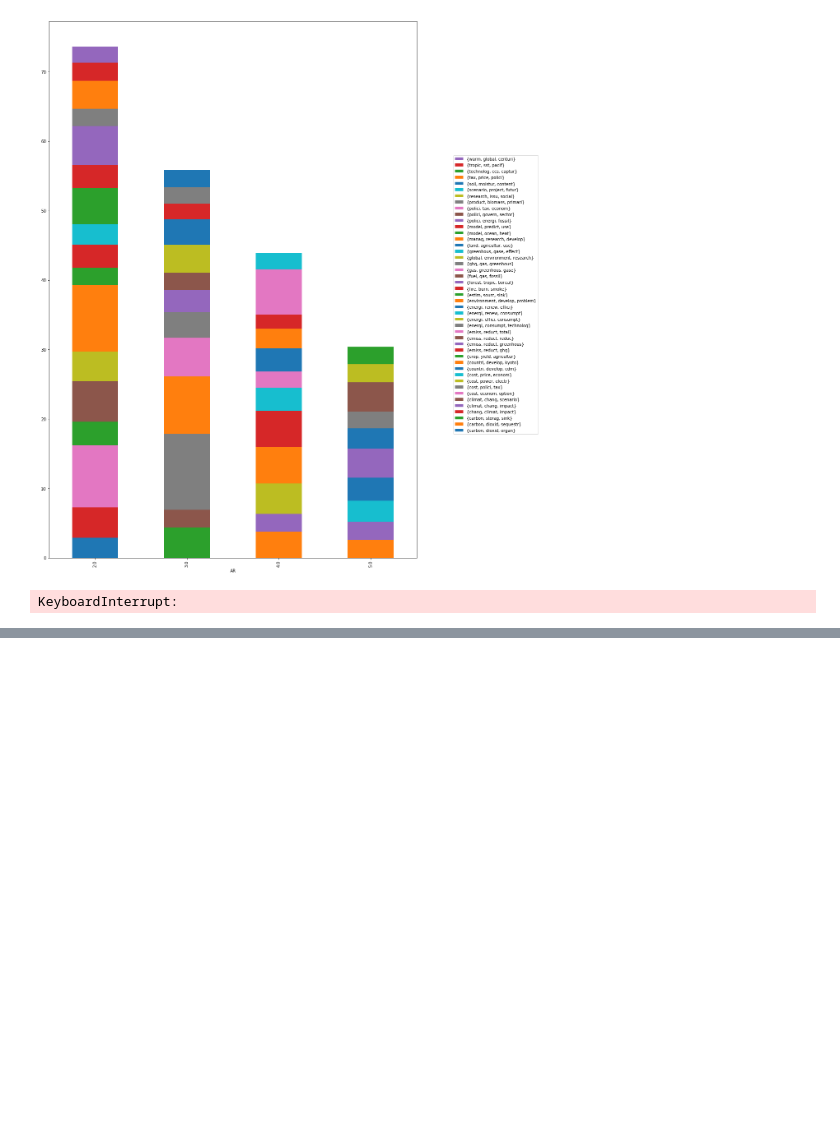
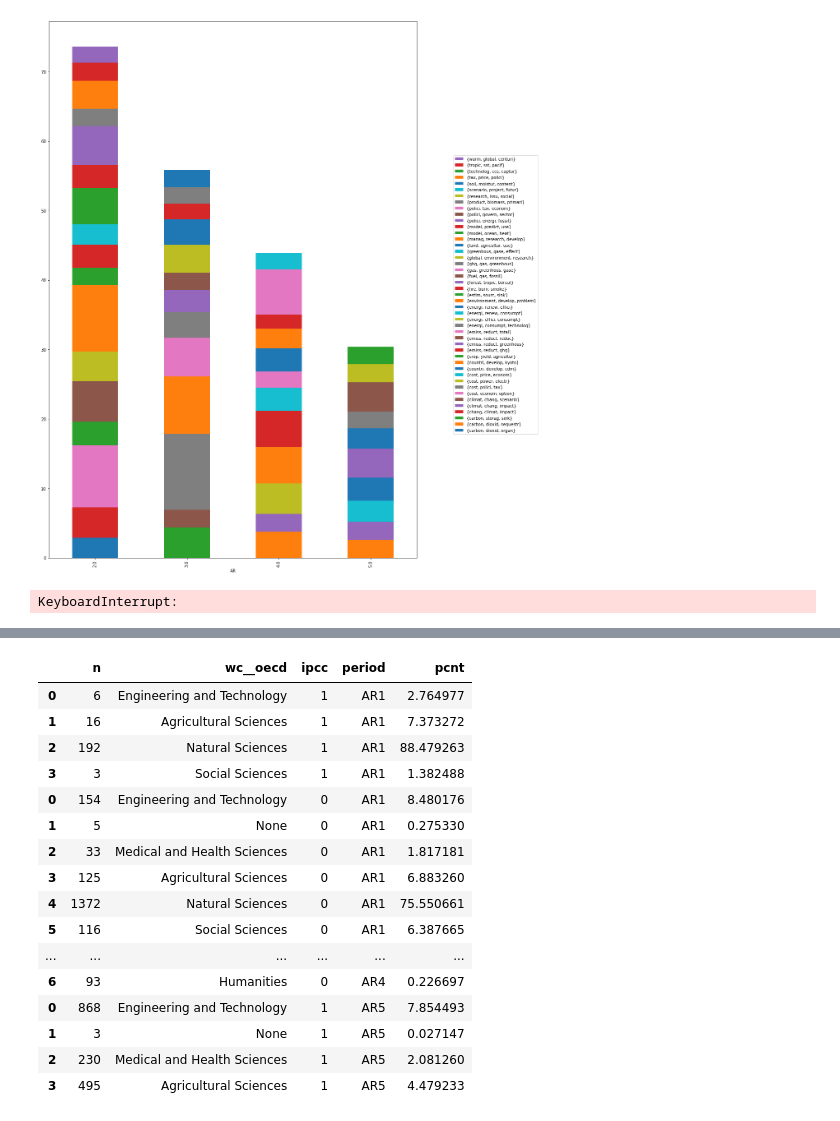
Before and after one commit to mcallaghan/cc-topography, a Jupyter notebook: code/IPCC_topics.ipynb, the cells around one changed output, grey strips where cells are left out. Cells and saved outputs as stored; diff of their text form; code cells hidden in the pictures; blank space fills up the shorter version.

```diff
--- a/code/IPCC_topics.ipynb
+++ b/code/IPCC_topics.ipynb
@@ -705,0 +710,32 @@ ttest_ind(cat1['value'], cat2['value'])
+# %%
+#### DISCIPLINARY BIAS
+q = runstat.query
+docs = Doc.objects.filter(query=q)
+
+
+df = pd.DataFrame()
+
+for tp in runstat.periods.all():
+
+    docs = Doc.objects.filter(query=q,PY__in=tp.ys)
+    ipdocs = docs.filter(ipccref__isnull=False)
+    nipdocs = docs.filter(ipccref__isnull=True)
+
+    ipdisciplines = ipdocs.values('wc__oecd',).annotate(
+        n = Count('pk')
+    )
+
+    nipdisciplines = nipdocs.values('wc__oecd').annotate(
+        n = Count('pk')
+    )
+
+    ipdf = pd.DataFrame.from_dict(list(ipdisciplines))
+    ipdf['ipcc'] = 1
+    nipdf = pd.DataFrame.from_dict(list(nipdisciplines))
+    nipdf['ipcc'] = 0
+
+    tdf = pd.concat([ipdf,nipdf])
+    tdf['period'] = tp.title
+    df = pd.concat([df,tdf])
+
+df.head()
@@ -705,0 +749,25 @@ ttest_ind(cat1['value'], cat2['value'])
+# %%
+
+
+#df.groupby(['wc__oecd','ipcc']).transform('sum')['n']
+df['pcnt'] = df['n'] / df.groupby(['ipcc','period']).transform('sum')['n'] * 100
+
+df.head(55)
+# %% [output]
+|  | n | wc__oecd | ipcc | period | pcnt |
+| 0 | 6 | Engineering and Technology | 1 | AR1 | 2.764977 |
+| 1 | 16 | Agricultural Sciences | 1 | AR1 | 7.373272 |
+| 2 | 192 | Natural Sciences | 1 | AR1 | 88.479263 |
+| 3 | 3 | Social Sciences | 1 | AR1 | 1.382488 |
+| 0 | 154 | Engineering and Technology | 0 | AR1 | 8.480176 |
+| 1 | 5 | None | 0 | AR1 | 0.275330 |
+| 2 | 33 | Medical and Health Sciences | 0 | AR1 | 1.817181 |
+| 3 | 125 | Agricultural Sciences | 0 | AR1 | 6.883260 |
+| 4 | 1372 | Natural Sciences | 0 | AR1 | 75.550661 |
+| 5 | 116 | Social Sciences | 0 | AR1 | 6.387665 |
+| ... | ... | ... | ... | ... | ... |
+| 6 | 93 | Humanities | 0 | AR4 | 0.226697 |
+| 0 | 868 | Engineering and Technology | 1 | AR5 | 7.854493 |
+| 1 | 3 | None | 1 | AR5 | 0.027147 |
+| 2 | 230 | Medical and Health Sciences | 1 | AR5 | 2.081260 |
+| 3 | 495 | Agricultural Sciences | 1 | AR5 | 4.479233 |
```
Also changed, not shown: parts of 3 cells of this notebook, 20 other files.
